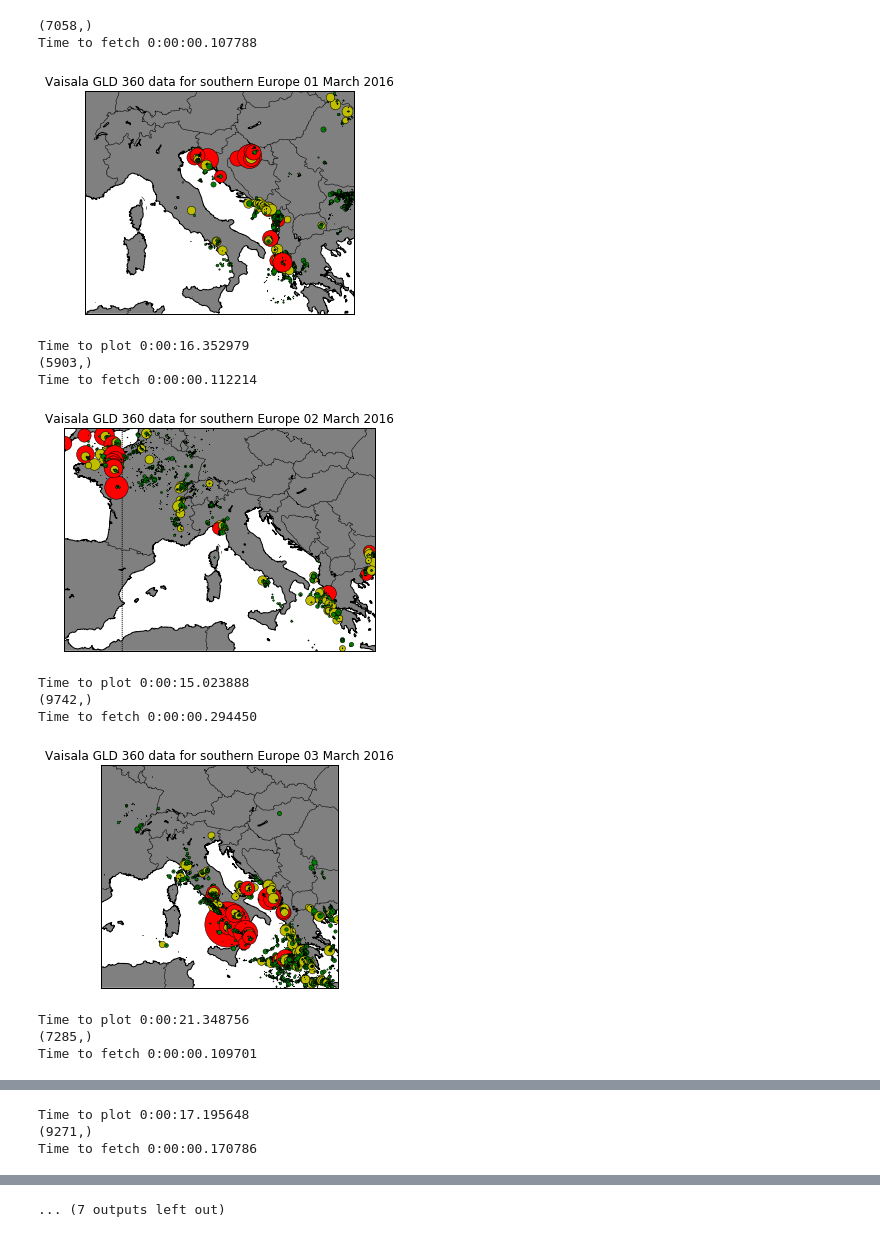
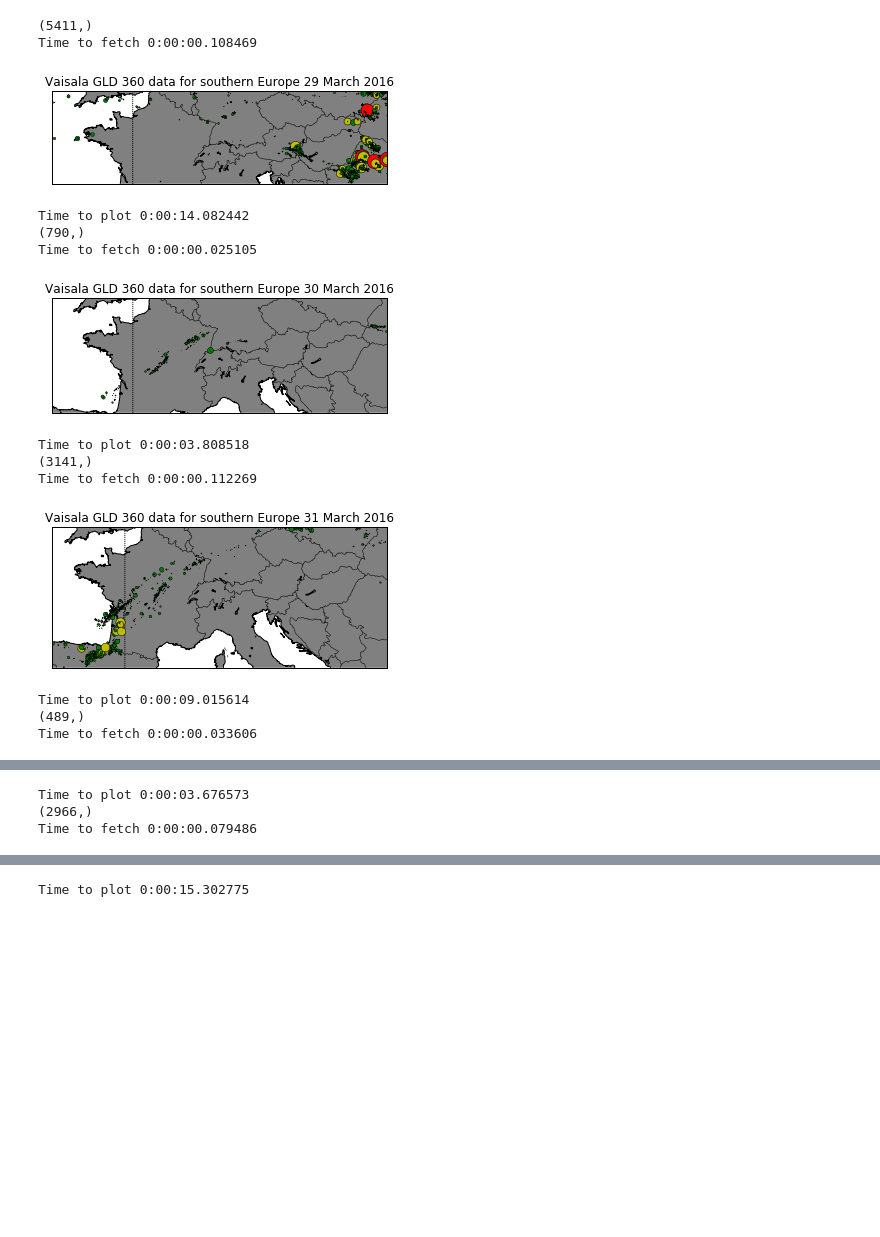
Before and after one commit to garethcmurphy/Atmosphere-Space-Interaction-Monitor-ASIM-Data-Processing-Software-, a Jupyter notebook: Vaisala GLD360 plot.ipynb, the cells around one changed output, grey strips where cells are left out. Saved outputs shown, nothing was run; the diff lists cells and outputs as text; code cells hidden in the pictures; blank space fills up the shorter version.

```diff
--- a/Vaisala GLD360 plot.ipynb
+++ b/Vaisala GLD360 plot.ipynb
@@ -164,39 +164,39 @@ Time to plot 0:00:32.075029
 # %%
 from datetime import timedelta, date
 
 def daterange(start_date, end_date):
     for n in range(int ((end_date - start_date).days)):
         yield start_date + timedelta(n)
 
-start_date = date(2016, 3, 1)
-end_date = date(2016, 3, 10)
+start_date = date(2016, 3, 29)
+end_date = date(2016, 4, 4)
 for single_date in daterange(start_date, end_date):
     mydate=(single_date.strftime("%Y-%m-%d"))
     a=datetime.utcnow()
 
     datestrings, timestrings, lats, lons, magnitudes=read_postgres_vaisala(mydate)
 
     b=datetime.utcnow()
 
     print (lons.shape)
     print ("Time to fetch", b-a)
 
     plotvaisala (datestrings, timestrings, lats, lons, magnitudes)
     c=datetime.utcnow()
 
     print ("Time to plot", c-b)
 # %% [output]
-(7058,)
-Time to fetch 0:00:00.107788
+(5411,)
+Time to fetch 0:00:00.108469
-[figure, old version]
+[figure, new version]
-Time to plot 0:00:16.352979
-(5903,)
-Time to fetch 0:00:00.112214
+Time to plot 0:00:14.082442
+(790,)
+Time to fetch 0:00:00.025105
-[figure, old version]
+[figure, new version]
-Time to plot 0:00:15.023888
-(9742,)
-Time to fetch 0:00:00.294450
+Time to plot 0:00:03.808518
+(3141,)
+Time to fetch 0:00:00.112269
-[figure, old version]
+[figure, new version]
-Time to plot 0:00:21.348756
-(7285,)
-Time to fetch 0:00:00.109701
+Time to plot 0:00:09.015614
+(489,)
+Time to fetch 0:00:00.033606
@@ -204,3 +204,3 @@ Time to fetch 0:00:00.109701
-Time to plot 0:00:17.195648
-(9271,)
-Time to fetch 0:00:00.170786
+Time to plot 0:00:03.676573
+(2966,)
+Time to fetch 0:00:00.079486
@@ -212,3 +212,3 @@ Time to fetch 0:00:00.667483
-... (7 outputs left out)
+Time to plot 0:00:15.302775
 # %%
 print (min(lats))
```
Also changed, not shown: parts of 3 cells of this notebook, 9 other files.
